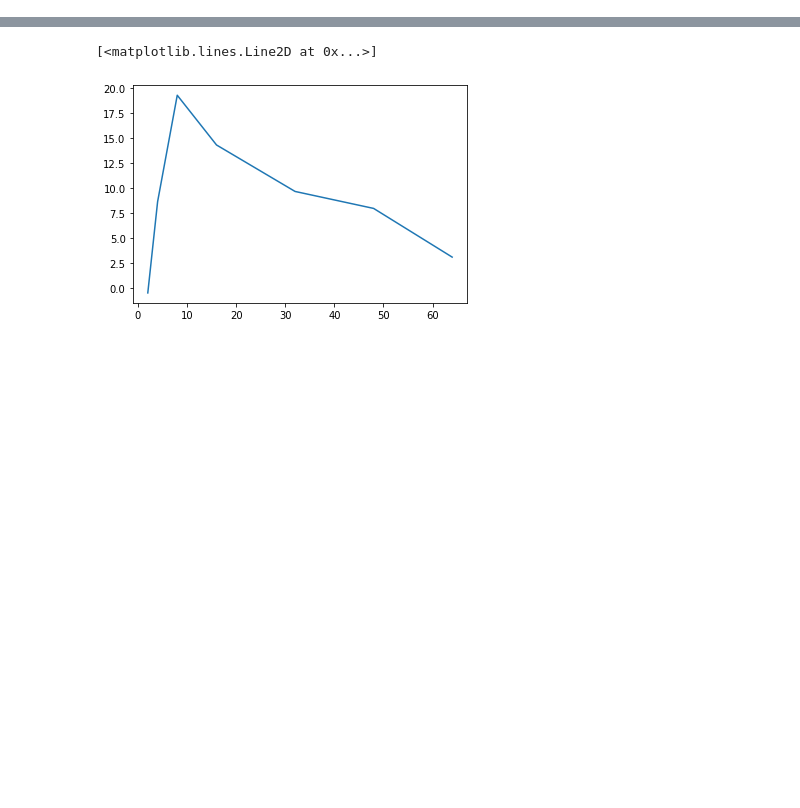
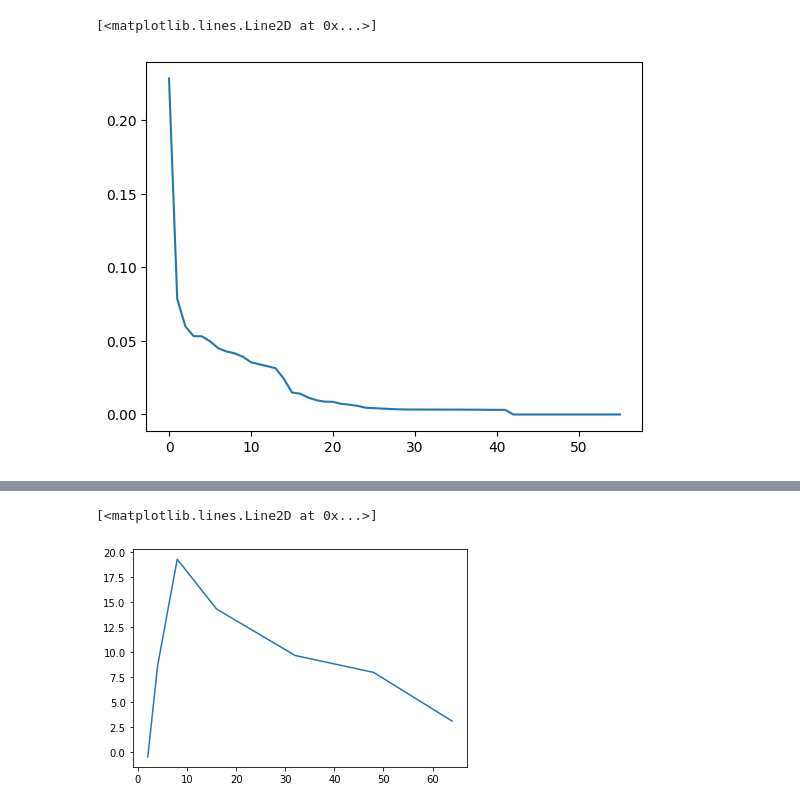
Before and after one commit to vinitjogani/clustering-comparison, a Jupyter notebook: explore.ipynb, the cells around one changed output, grey strips where cells are left out. Cells and saved outputs as stored; diff of their text form; code cells hidden in the pictures; blank space fills up the shorter version.

```diff
--- a/explore.ipynb
+++ b/explore.ipynb
@@ -158,2 +62,4 @@ from sklearn.ensemble import GradientBoostingClassifier
 # %%
-boost = GradientBoostingClassifier(max_depth=8, n_estimators=400)
+boost = RandomForestClassifier(max_depth=8, n_estimators=400, n_jobs=16)
+# %%
+boost.fit(X, y)
@@ -161,0 +85,3 @@ from sklearn.decomposition import PCA, FastICA
+# %%
+pca = PCA(random_state=0)
+pca.fit_transform(X)
@@ -161,0 +102,5 @@ from sklearn.decomposition import PCA, FastICA
+# %%
+plt.plot(pca.explained_variance_ratio_)
+# %% [output]
+[<matplotlib.lines.Line2D at 0x...>]
+[figure, added]
```
Also changed, not shown: parts of 28 cells of this notebook, 6 other files.
